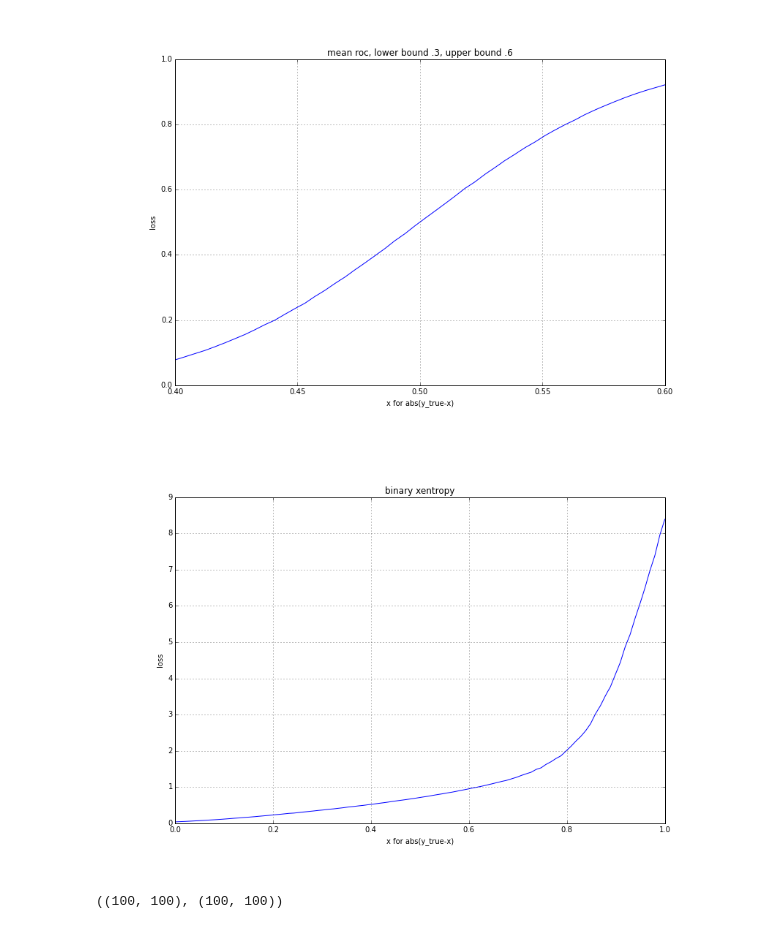
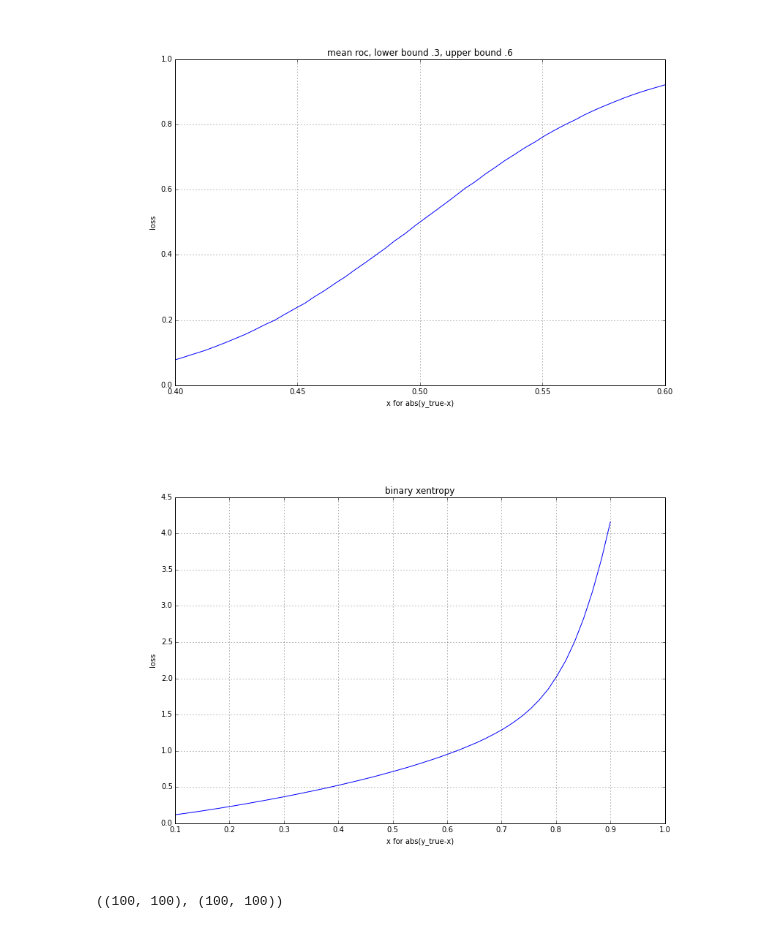
Before and after one commit to jonathanstrong/tmetrics, a Jupyter notebook: visualize.ipynb, the cells around one changed output. Cells and saved outputs as stored; diff of their text form; code cells hidden in the pictures.

```diff
--- a/visualize.ipynb
+++ b/visualize.ipynb
@@ -216,17 +216,7 @@ NameError: name 'np' is not defined
 # %%
 jaccard(np.random.random(10), np.random.binomial(n=1, p=.5, size=10))
 # %%
-def plot_python_probabalistic_loss(fn, title='', **kwargs):
-    try:
-        lower_bound = kwargs.pop('lower_bound')
-        upper_bound = kwargs.pop('upper_bound')
-    except KeyError:
-        lower_bound = .1
-        upper_cound = .9
-    try:
-        n_iter = kwargs.pop('n_iter')
-    except KeyError:
-        n_iter = 50
+def plot_python_probabalistic_loss(fn, title='', upper_bound=.9, lower_bound=.1, n_iter=50, **kwargs):
     #for examples that need a matrix of 0/1 predictions
     n = 1000
     y = np.random.binomial(n=1, p=.5, size=(n, n))
@@ -302,9 +288,9 @@ plot_python_probabalistic_loss(lambda y, p: roc_loss(y, p).mean(), 'mean roc, lo
 # %% [output]
 [figure]
 # %%
-plot_python_probabalistic_loss(f_xentropy, 'binary xentropy')
+plot_python_probabalistic_loss(lambda x, y: np.mean(f_xentropy(x, y)), 'binary xentropy')
 # %% [output]
-[figure, old version]
+[figure, new version]
 # %%
 a = np.random.random((3, 3))
 # %%
```
Also changed, not shown: parts of 4 cells of this notebook, 1 other file.
